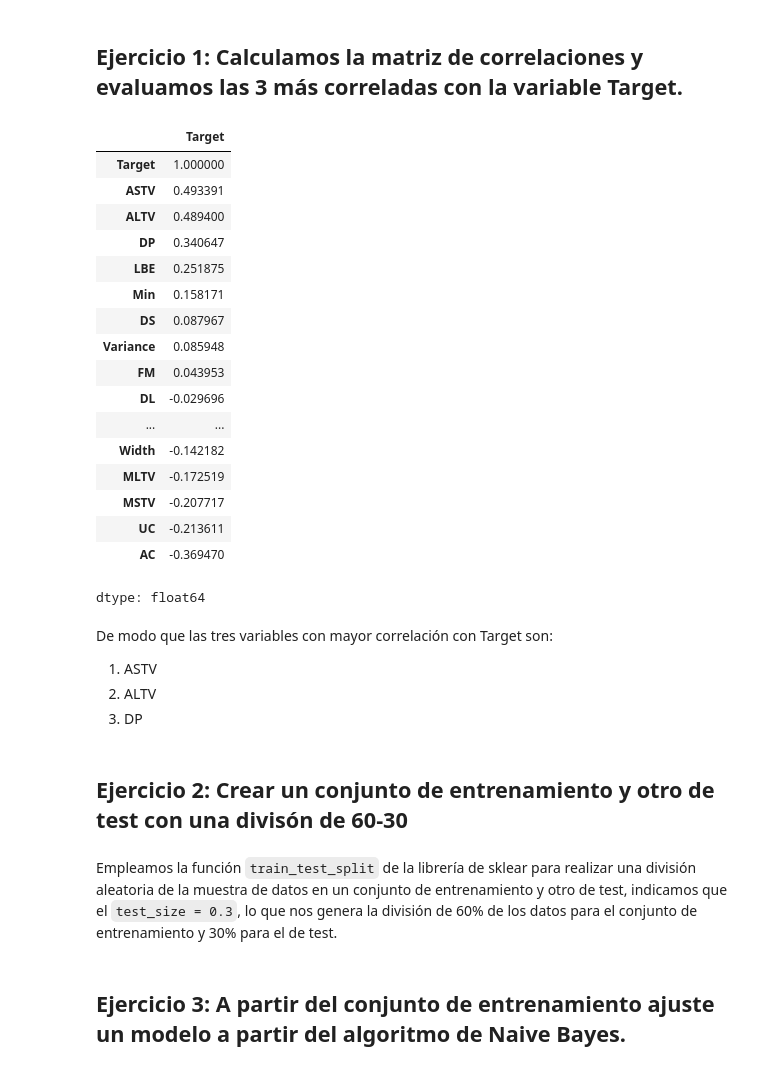
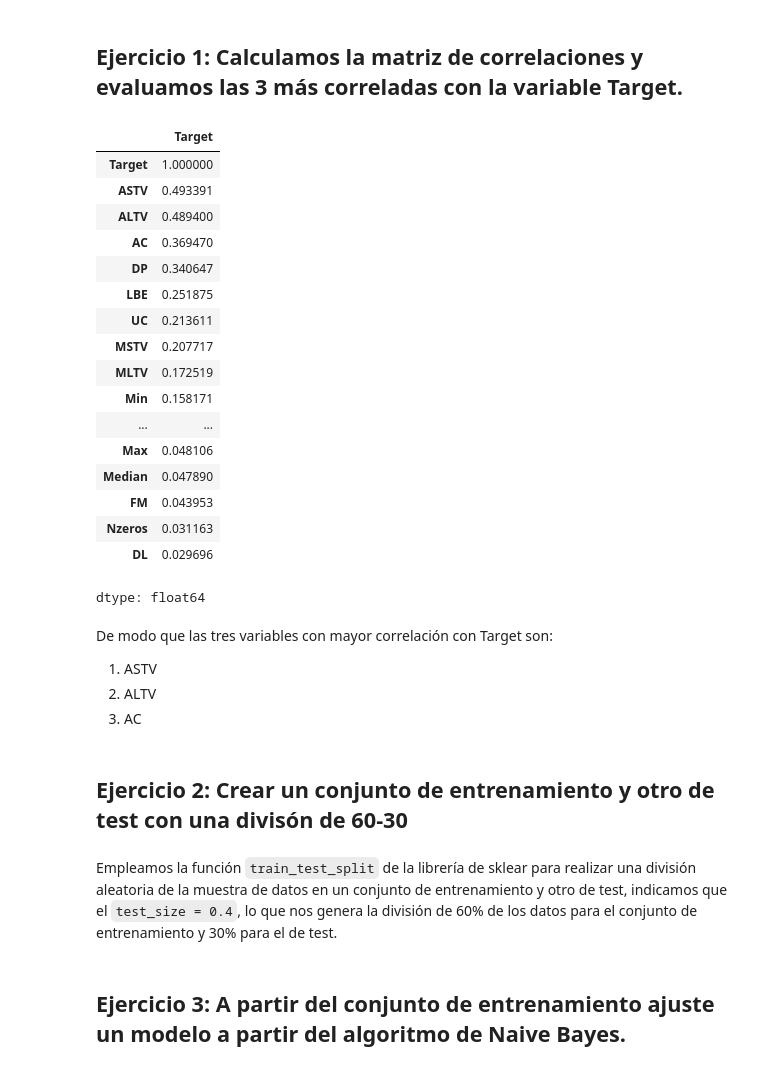
Before and after one commit to Adrianrobarq/DataScienceIEBS, a Jupyter notebook: Bloque 2/Aprendizaje supervisado 1/Sprint2_Aprendiz_Sup_1.ipynb, the cells around one changed output. Saved outputs shown, nothing was run; the diff lists cells and outputs as text; code cells hidden in the pictures.

```diff
--- a/Bloque 2/Aprendizaje supervisado 1/Sprint2_Aprendiz_Sup_1.ipynb
+++ b/Bloque 2/Aprendizaje supervisado 1/Sprint2_Aprendiz_Sup_1.ipynb
@@ -63,25 +63,25 @@ data.head()
 ## Ejercicio 1: Calculamos la matriz de correlaciones y evaluamos las 3 más correladas con la variable Target.
 # %%
 #Calculamos la matriz de correlaciones, tomamos la variable 'Target' y ordenamos
-data.corr()['Target'].sort_values(ascending=False)
+data.corr()['Target'].abs().sort_values(ascending=False)
 # %% [output]
 |  | Target |
 | Target | 1.000000 |
 | ASTV | 0.493391 |
 | ALTV | 0.489400 |
+| AC | 0.369470 |
 | DP | 0.340647 |
 | LBE | 0.251875 |
+| UC | 0.213611 |
+| MSTV | 0.207717 |
+| MLTV | 0.172519 |
 | Min | 0.158171 |
-| DS | 0.087967 |
-| Variance | 0.085948 |
+| ... | ... |
+| Max | 0.048106 |
+| Median | 0.047890 |
 | FM | 0.043953 |
-| DL | -0.029696 |
-| ... | ... |
-| Width | -0.142182 |
-| MLTV | -0.172519 |
-| MSTV | -0.207717 |
-| UC | -0.213611 |
-| AC | -0.369470 |
+| Nzeros | 0.031163 |
+| DL | 0.029696 |
 dtype: float64
 # %% [markdown]
 De modo que las tres variables con mayor correlación con Target son:
@@ -89,7 +89,7 @@ De modo que las tres variables con mayor correlación con Target son:
 
 1.   ASTV
 2.   ALTV
-3.   DP
+3.   AC
 # %% [markdown]
 ## Ejercicio 2: Crear un conjunto de entrenamiento y otro de test con una divisón de 60-30
 # %%
@@ -106,5 +106,6 @@ X_data_train, X_data_test, Y_data_train, Y_data_test = train_test_split(X_data,
 # %% [markdown]
-Empleamos la función `train_test_split` de la librería de sklear para realizar una división aleatoria de la muestra de datos en un conjunto de entrenamiento y otro de test, indicamos que el `test_size = 0.3`, lo que nos genera la división de 60% de los datos para el conjunto de entrenamiento y 30% para el de test.
+
+Empleamos la función `train_test_split` de la librería de sklear para realizar una división aleatoria de la muestra de datos en un conjunto de entrenamiento y otro de test, indicamos que el `test_size = 0.4`, lo que nos genera la división de 60% de los datos para el conjunto de entrenamiento y 30% para el de test.
 # %% [markdown]
 ## Ejercicio 3: A partir del conjunto de entrenamiento ajuste un modelo a partir del algoritmo de Naive Bayes.
 # %%
```
Also changed, not shown: parts of 5 cells of this notebook.
